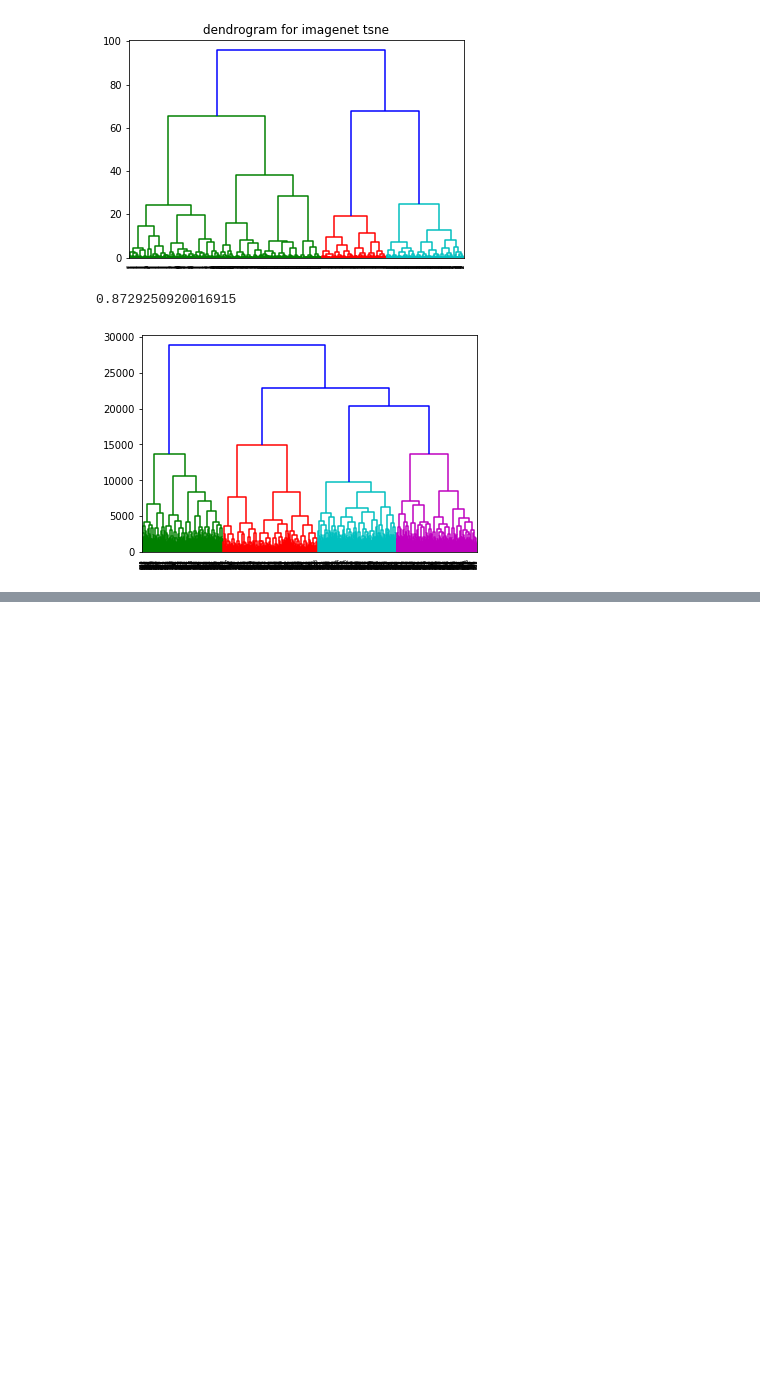
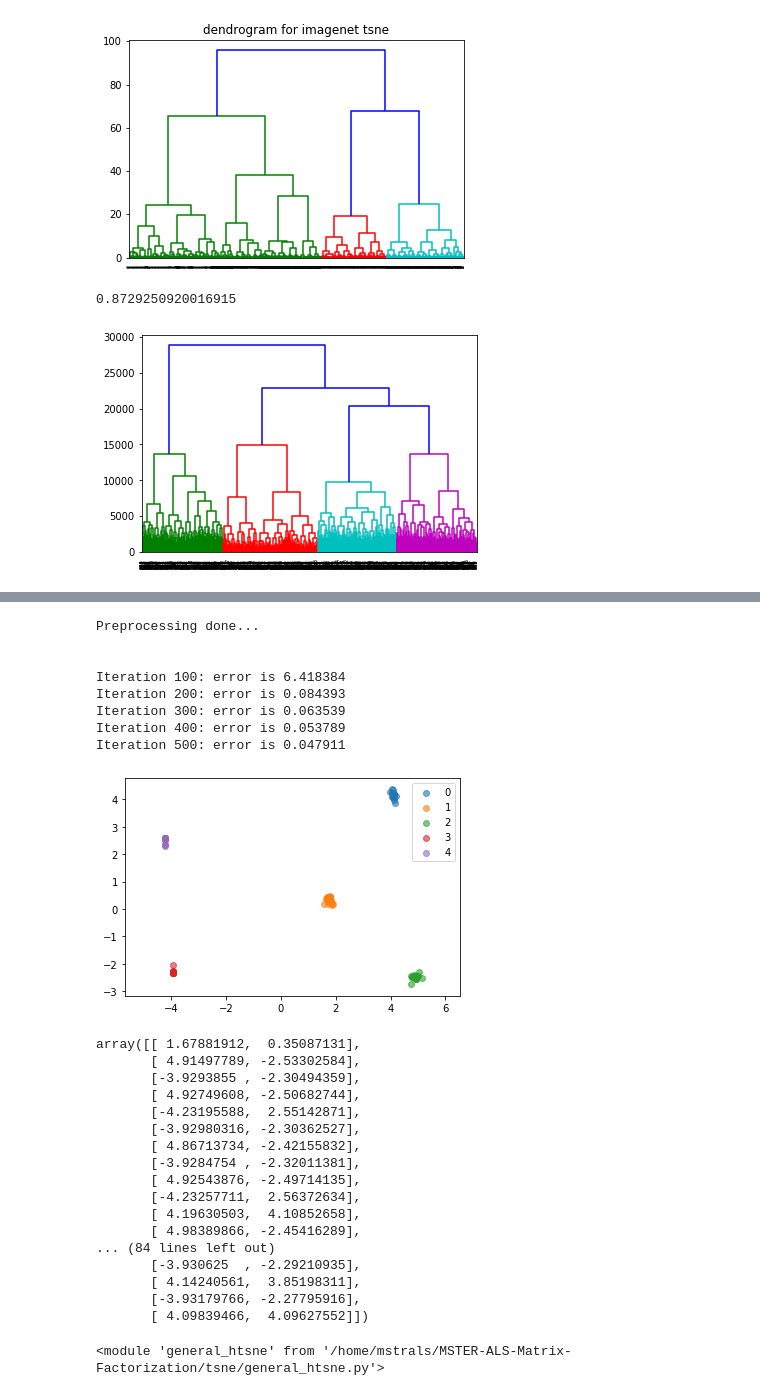
Before and after one commit to subramanianjayant/MSTER-ALS-Matrix-Factorization, a Jupyter notebook: tsne/artificial_data_gen.ipynb, the cells around one changed output, grey strips where cells are left out. Drawn from its saved outputs; the diff is of its cells as text; code cells hidden in the pictures; blank space fills up the shorter version.

```diff
--- a/tsne/artificial_data_gen.ipynb
+++ b/tsne/artificial_data_gen.ipynb
@@ -1490,0 +1506,29 @@ weighted_nmi(mnist_x, htsne_mnist_X)
+# %%
+g_tsne(X,y, save_name="test")
+# %% [output]
+Preprocessing done...
+
+
+Iteration 100: error is 6.418384
+Iteration 200: error is 0.084393
+Iteration 300: error is 0.063539
+Iteration 400: error is 0.053789
+Iteration 500: error is 0.047911
+[figure, added]
+array([[ 1.67881912,  0.35087131],
+       [ 4.91497789, -2.53302584],
+       [-3.9293855 , -2.30494359],
+       [ 4.92749608, -2.50682744],
+       [-4.23195588,  2.55142871],
+       [-3.92980316, -2.30362527],
+       [ 4.86713734, -2.42155832],
+       [-3.9284754 , -2.32011381],
+       [ 4.92543876, -2.49714135],
+       [-4.23257711,  2.56372634],
+       [ 4.19630503,  4.10852658],
+       [ 4.98389866, -2.45416289],
+... (84 lines left out)
+       [-3.930625  , -2.29210935],
+       [ 4.14240561,  3.85198311],
+       [-3.93179766, -2.27795916],
+       [ 4.09839466,  4.09627552]])
@@ -1490,0 +1538,4 @@ weighted_nmi(mnist_x, htsne_mnist_X)
+# %%
+reload(general_htsne)
+# %% [output]
+<module 'general_htsne' from '/home/mstrals/MSTER-ALS-Matrix-Factorization/tsne/general_htsne.py'>
```
Also changed, not shown: parts of 11 cells of this notebook, 8 other files.
